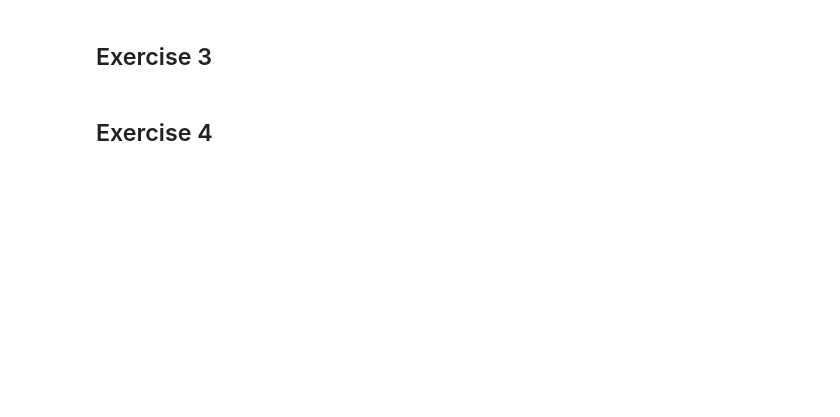
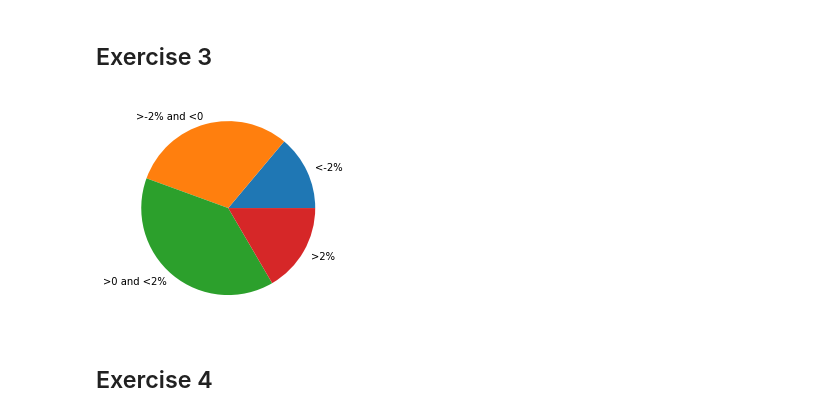
Before and after one commit to bashtage/python-for-econometrics-statistics-data-analysis, a Jupyter notebook: solutions/chapter14/graphics_solutions.ipynb, the cells around one changed output. Drawn from its saved outputs; the diff is of its cells as text; code cells hidden in the pictures; blank space fills up the shorter version.

```diff
--- a/solutions/chapter14/graphics_solutions.ipynb
+++ b/solutions/chapter14/graphics_solutions.ipynb
@@ -41,17 +57,19 @@ plt.draw()
 # %% [markdown]
 ## Exercise 3
 # %%
-bands = [(-1.0,-.02),(-.02,0.0),(0.0,.02),(.02,1.0)]
+bands = [(-1.0, -0.02), (-0.02, 0.0), (0.0, 0.02), (0.02, 1.0)]
 percs = zeros(len(bands))
 i = 0
 for b in bands:
-    percs[i] = mean(logical_and(sp500_rets>b[0],sp500_rets<=b[1]))
-    i+=1
+    percs[i] = mean(logical_and(sp500_rets > b[0], sp500_rets <= b[1]))
+    i += 1
 fig = plt.figure()
 ax = fig.add_subplot(111)
-labels = ['<-2%','>-2% and <0','>0 and <2%','>2%']
-ax.pie(percs,labels=labels)
+labels = ["<-2%", ">-2% and <0", ">0 and <2%", ">2%"]
+ax.pie(percs, labels=labels)
 plt.draw()
+# %% [output]
+[figure, added]
 # %% [markdown]
 ## Exercise 4
 # %%
```
Also changed, not shown: parts of 6 cells of this notebook, 22 other files.
